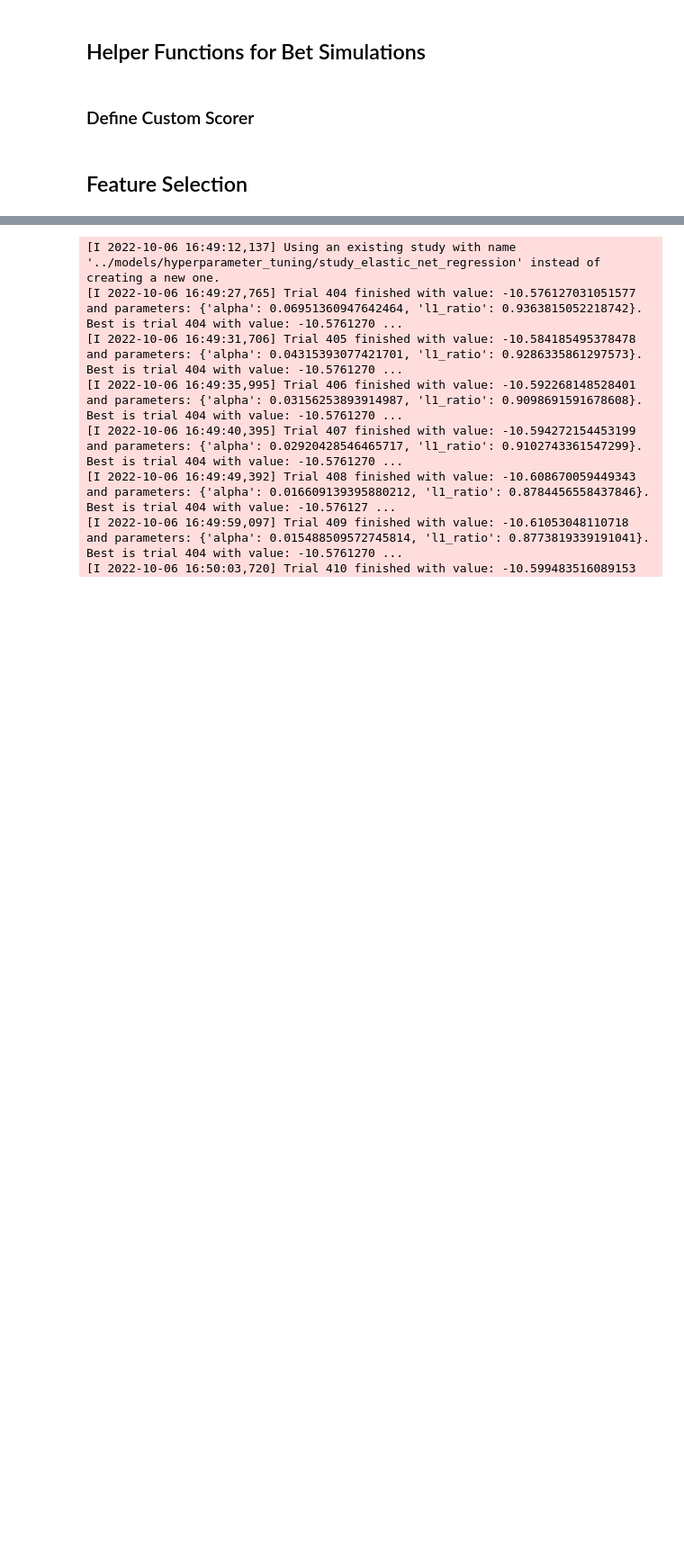
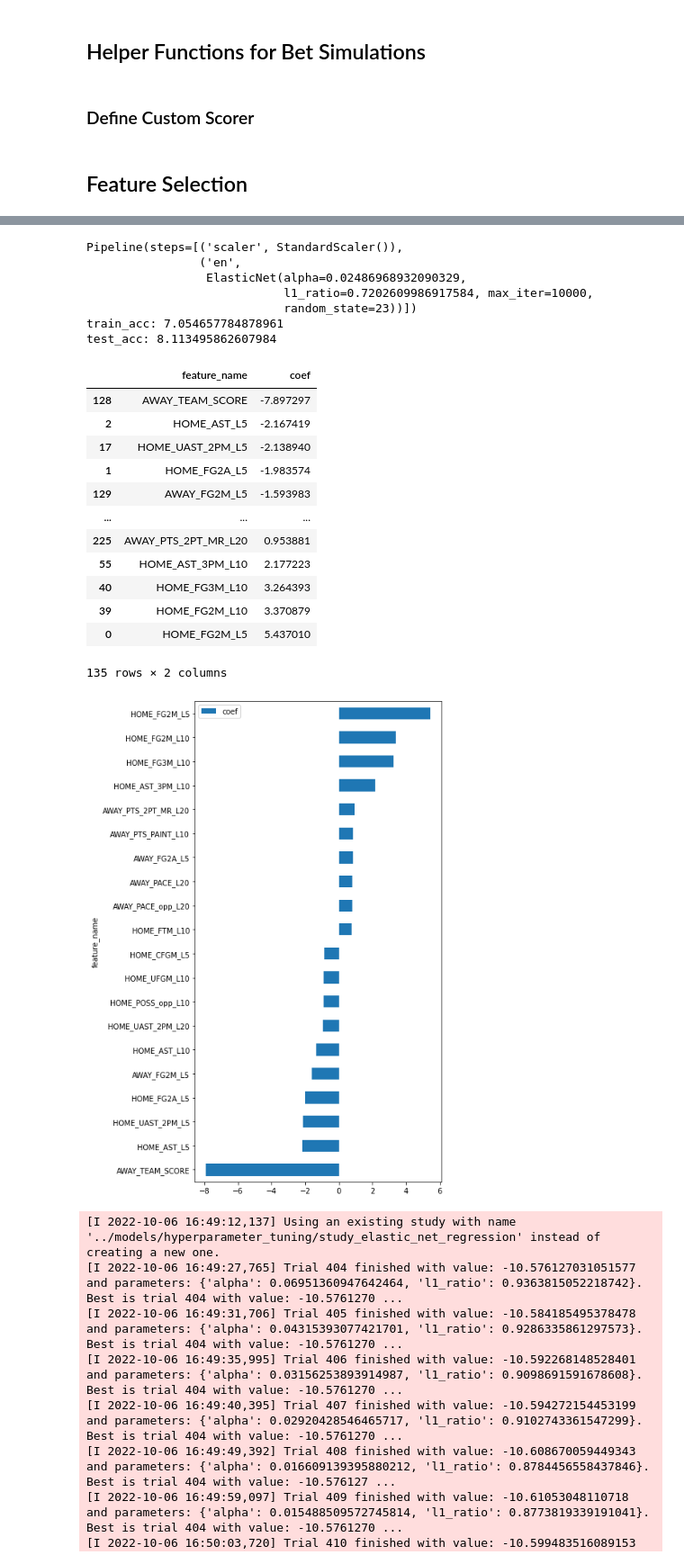
Before and after one commit to jnish23/NBA_Model_V2, a Jupyter notebook: notebooks/predicting_points_scored with_tracking_v2b.ipynb, the cells around one changed output, grey strips where cells are left out. Shown at 90% size. Cells and saved outputs as stored; diff of their text form; code cells hidden in the pictures; blank space fills up the shorter version.

```diff
--- a/notebooks/predicting_points_scored with_tracking_v2b.ipynb
+++ b/notebooks/predicting_points_scored with_tracking_v2b.ipynb
@@ -865,5 +950,5 @@ storage_name = "sqlite:///{}.db".format(study_name)
 study_lgbc = optuna.create_study(study_name = study_name, direction='maximize',
                                storage = storage_name, load_if_exists=True)
 
-study_lgbc.optimize(objective, n_trials=100, show_progress_bar=True)
+study_lgbc.optimize(objective, n_trials=10)
 # %% [output]
@@ -1415,0 +1484,45 @@ def view_model_coefs(model, X_train):
+# %%
+feature_mask = fs.get_support()
+X_train_selected = X_train.iloc[:, feature_mask]
+X_val_selected = X_val.iloc[:, feature_mask]
+
+def objective(trial):
+
+    en_alpha = trial.suggest_float('alpha', 1e-5, 1e2, log=True)
+    en_l1_ratio = trial.suggest_float('l1_ratio', 0.01, 0.99, log=False)
+
+    regression_obj = Pipeline([('scaler', StandardScaler()),
+                                ('en', ElasticNet(alpha=en_alpha, l1_ratio=en_l1_ratio, max_iter=10000))])
+
+    score = cross_val_score(regression_obj, X_train_selected, y_train, n_jobs=-1,
+                           cv=tscv, scoring='neg_mean_absolute_error')
+
+
+    score_avg = score.mean()
+
+    return score_avg
+
+study_name = '../models/hyperparameter_tuning/study_elastic_net_regression_selected_features'
+storage_name = "sqlite:///{}.db".format(study_name)
+
+study_en = optuna.create_study(study_name = study_name, direction='maximize',
+                               storage = storage_name, load_if_exists=True)
+
+study_en.optimize(objective, n_trials=100)
+
+en_alpha = study_en.best_params['alpha']
+en_l1_ratio = study_en.best_params['l1_ratio']
+
+best_en = Pipeline([('scaler', StandardScaler()),
+                    ('en', ElasticNet(alpha=en_alpha, l1_ratio=en_l1_ratio, max_iter=10000, random_state=23))])
+
+
+best_en.fit(X_train_selected, y_train)
+
+print(best_en)
+
+print("train_acc:", mean_absolute_error(y_train, best_en.predict(X_train_selected)))
+print("test_acc:", mean_absolute_error(y_val, best_en.predict(X_val_selected)))
+
+view_model_coefs(best_en.named_steps['en'], X_train_selected)
+# %% [output]
@@ -1416,3 +1546,24 @@ def view_model_coefs(model, X_train):
+Pipeline(steps=[('scaler', StandardScaler()),
+                ('en',
+                 ElasticNet(alpha=0.02486968932090329,
+                            l1_ratio=0.7202609986917584, max_iter=10000,
+                            random_state=23))])
+train_acc: 7.054657784878961
+test_acc: 8.113495862607984
+|  | feature_name | coef |
+| 128 | AWAY_TEAM_SCORE | -7.897297 |
+| 2 | HOME_AST_L5 | -2.167419 |
+| 17 | HOME_UAST_2PM_L5 | -2.138940 |
+| 1 | HOME_FG2A_L5 | -1.983574 |
+| 129 | AWAY_FG2M_L5 | -1.593983 |
+| ... | ... | ... |
+| 225 | AWAY_PTS_2PT_MR_L20 | 0.953881 |
+| 55 | HOME_AST_3PM_L10 | 2.177223 |
+| 40 | HOME_FG3M_L10 | 3.264393 |
+| 39 | HOME_FG2M_L10 | 3.370879 |
+| 0 | HOME_FG2M_L5 | 5.437010 |
+135 rows × 2 columns
+[figure, added]
 # %%
 def objective(trial):
 
```
Also changed, not shown: parts of 21 cells of this notebook, 1 other file.
